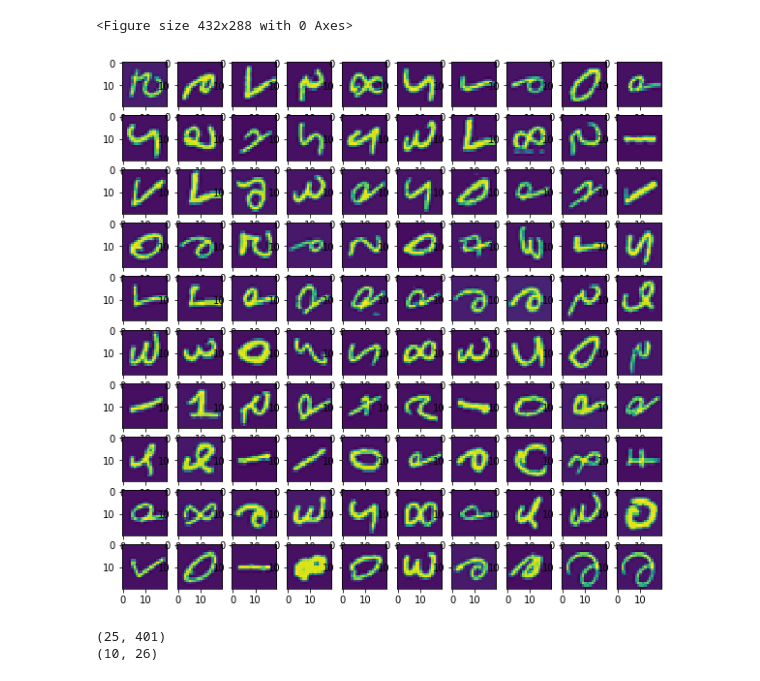
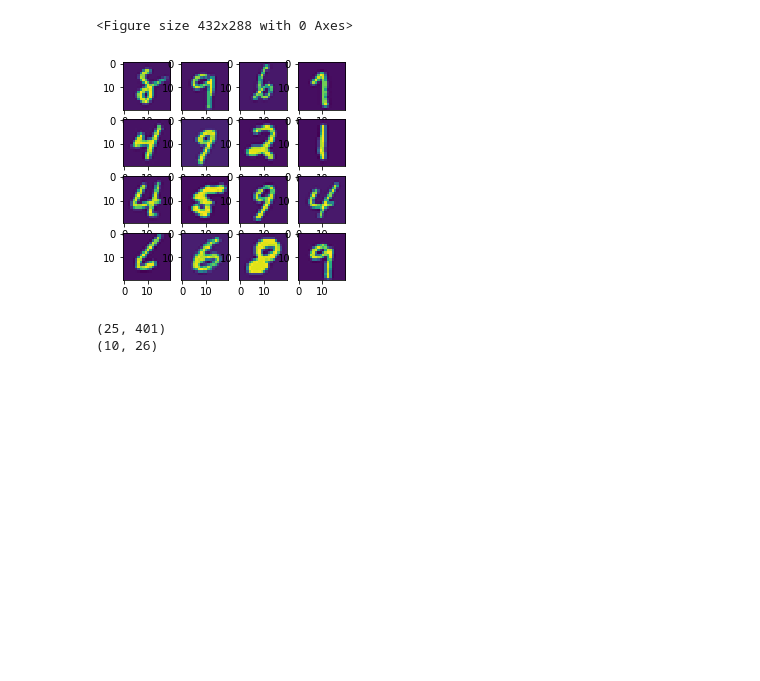
Before and after one commit to ginnikhanna/Development, a Jupyter notebook: Juypter-ML/multiclassclassificationwithneuralnetworks_digitclassification.ipynb, the cells around one changed output. Saved outputs shown, nothing was run; the diff lists cells and outputs as text; code cells hidden in the pictures; blank space fills up the shorter version.

Commit message:
transpose of feature matrix should be used for display_Data

```diff
--- a/Juypter-ML/multiclassclassificationwithneuralnetworks_digitclassification.ipynb
+++ b/Juypter-ML/multiclassclassificationwithneuralnetworks_digitclassification.ipynb
@@ -61,14 +61,14 @@ def display_data(X : np.ndarray, number_of_images_to_plot:int, fig_number:int) -
     if number_of_images_to_plot == 1:
         fig = plt.figure(fig_number, figsize=(3, 3))
         X_reshaped = X.reshape((number_of_pixels,number_of_pixels))
-        plt.imshow(X_reshaped)
+        plt.imshow(X_reshaped.transpose())
 
     elif number_of_images_to_plot > 1:
         fig = plt.figure(fig_number, figsize=(rows, columns))
         for index, value in enumerate(random_images):
             X_reshaped = X[value].reshape((number_of_pixels,number_of_pixels))
             fig.add_subplot(rows, columns, index + 1)
-            plt.imshow(X_reshaped)
+            plt.imshow(X_reshaped.transpose())
 
     return fig
 # %% [output]
@@ -76,15 +76,15 @@ def display_data(X : np.ndarray, number_of_images_to_plot:int, fig_number:int) -
 # %%
 # Load Data
 data = scipy.io.loadmat('datasets/ex3data1.mat')
 
 X_training = data['X']
 y_training = data['y']
 
 #Plot data
-plot_training_data = display_data(X_training, 100)
+plot_training_data = display_data(X_training, 16, fig_number=1)
 #plt.show()
 # %% [output]
-[figure, old version]
+[figure, new version]
 # %%
 # Load weights of neural network
 theta = scipy.io.loadmat('datasets/ex3weights.mat')
```
Also changed, not shown: parts of 1 cell of this notebook.
